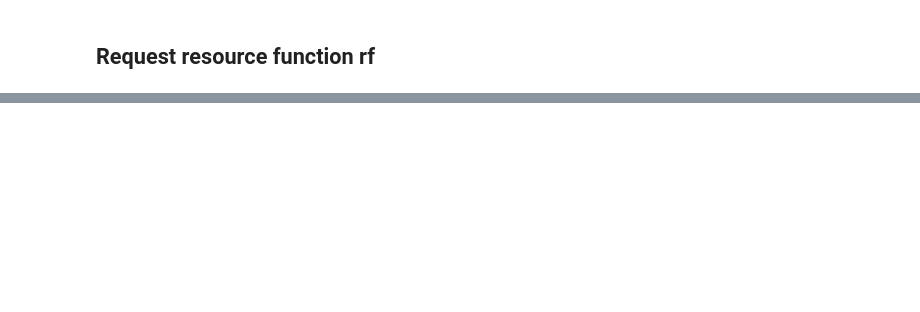
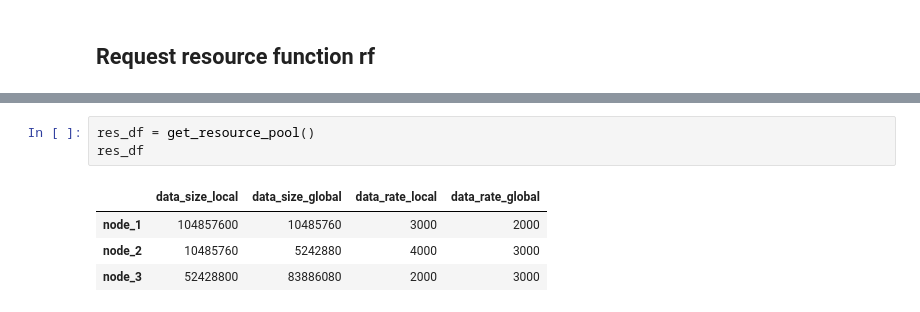
Before and after one commit to pnnl/datalife, a Jupyter notebook: scripts/caterpillar_forest.ipynb, the cells around one changed output, grey strips where cells are left out. Drawn from its saved outputs; the diff is of its cells as text; blank space fills up the shorter version.

```diff
--- a/scripts/caterpillar_forest.ipynb
+++ b/scripts/caterpillar_forest.ipynb
@@ -400,0 +483,8 @@ node_3    4    1   52428800
+# %%
+res_df = get_resource_pool()
+res_df
+# %% [output]
+|  | data_size_local | data_size_global | data_rate_local | data_rate_global |
+| node_1 | 104857600 | 10485760 | 3000 | 2000 |
+| node_2 | 10485760 | 5242880 | 4000 | 3000 |
+| node_3 | 52428800 | 83886080 | 2000 | 3000 |
```
Also changed, not shown: parts of 15 cells of this notebook.
